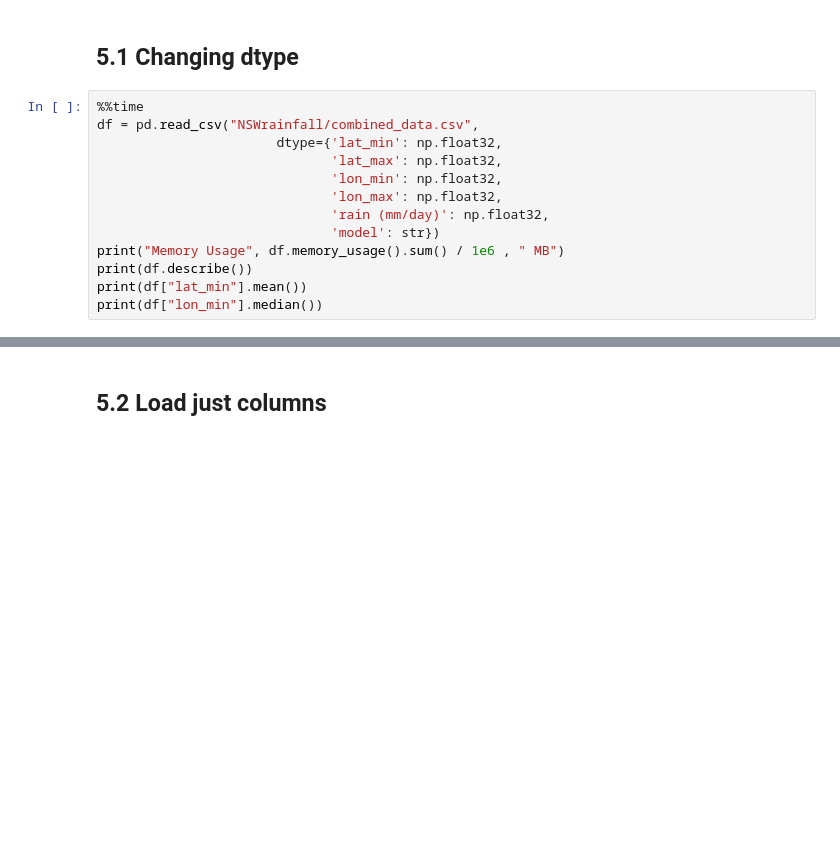
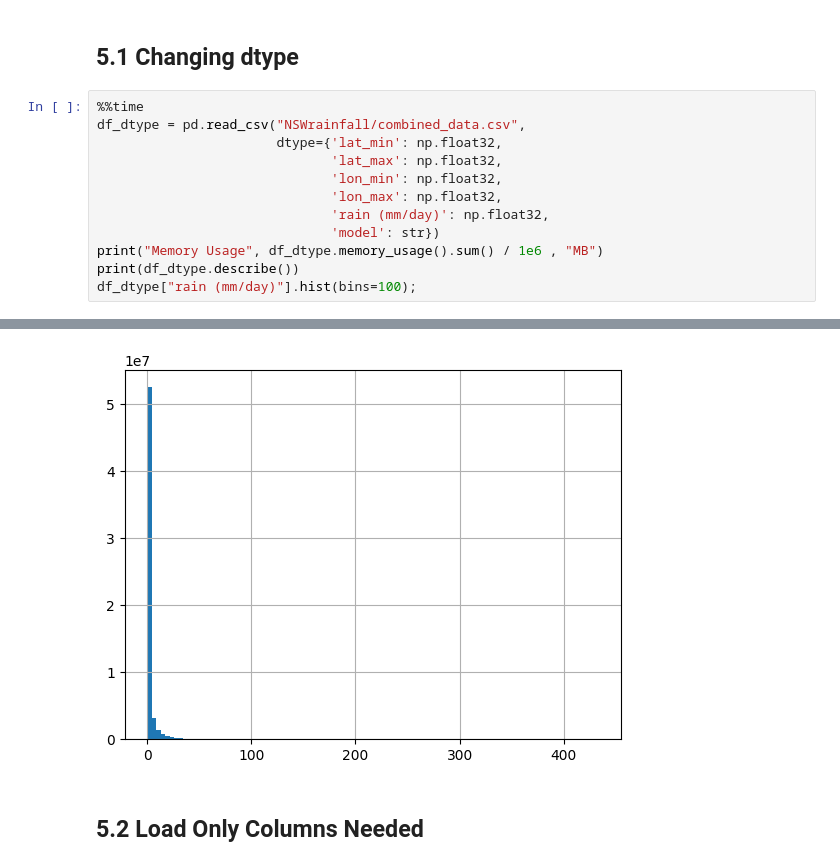
Before and after one commit to UBC-MDS/DSCI525_group16, a Jupyter notebook: notebooks/Milestone1.ipynb, the cells around one changed output, grey strips where cells are left out. Drawn from its saved outputs; the diff is of its cells as text; blank space fills up the shorter version.

```diff
--- a/notebooks/Milestone1.ipynb
+++ b/notebooks/Milestone1.ipynb
@@ -115,15 +135,14 @@ Wall time: 1min 31s
 ## 5.1 Changing dtype
 # %%
 %%time
-df = pd.read_csv("NSWrainfall/combined_data.csv",
+df_dtype = pd.read_csv("NSWrainfall/combined_data.csv",
                        dtype={'lat_min': np.float32,
                               'lat_max': np.float32,
                               'lon_min': np.float32,
                               'lon_max': np.float32,
                               'rain (mm/day)': np.float32,
                               'model': str})
-print("Memory Usage", df.memory_usage().sum() / 1e6 , " MB")
-print(df.describe())
-print(df["lat_min"].mean())
-print(df["lon_min"].median())
+print("Memory Usage", df_dtype.memory_usage().sum() / 1e6 , "MB")
+print(df_dtype.describe())
+df_dtype["rain (mm/day)"].hist(bins=100);
 # %% [output]
@@ -143,2 +161,3 @@ Wall time: 11.4 s
+[figure, added]
 # %% [markdown]
-## 5.2 Load just columns
+## 5.2 Load Only Columns Needed
```
Also changed, not shown: parts of 9 cells of this notebook.
